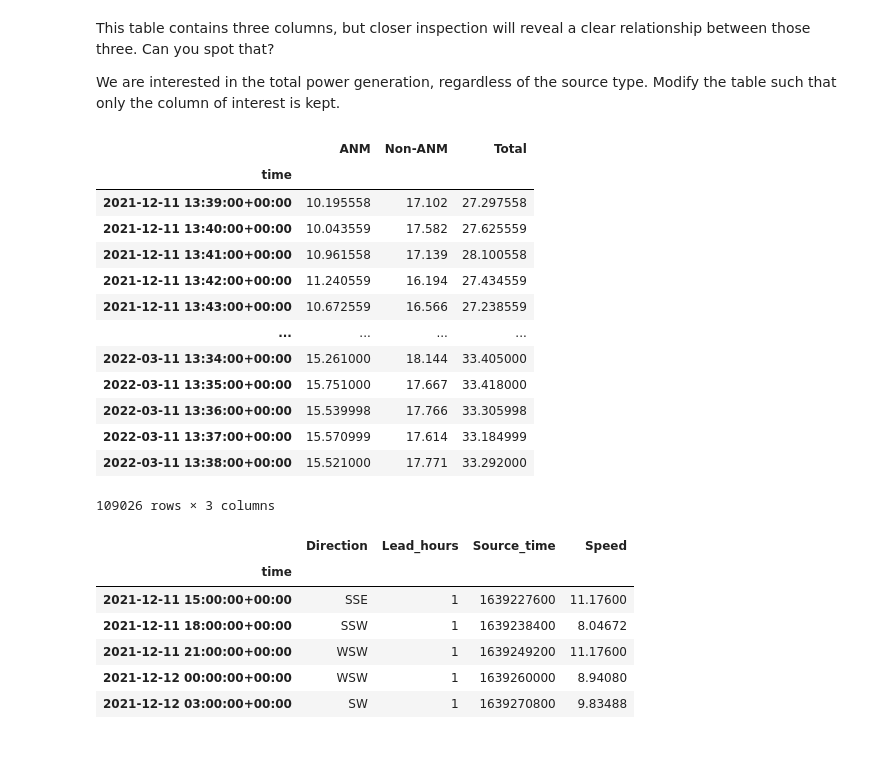
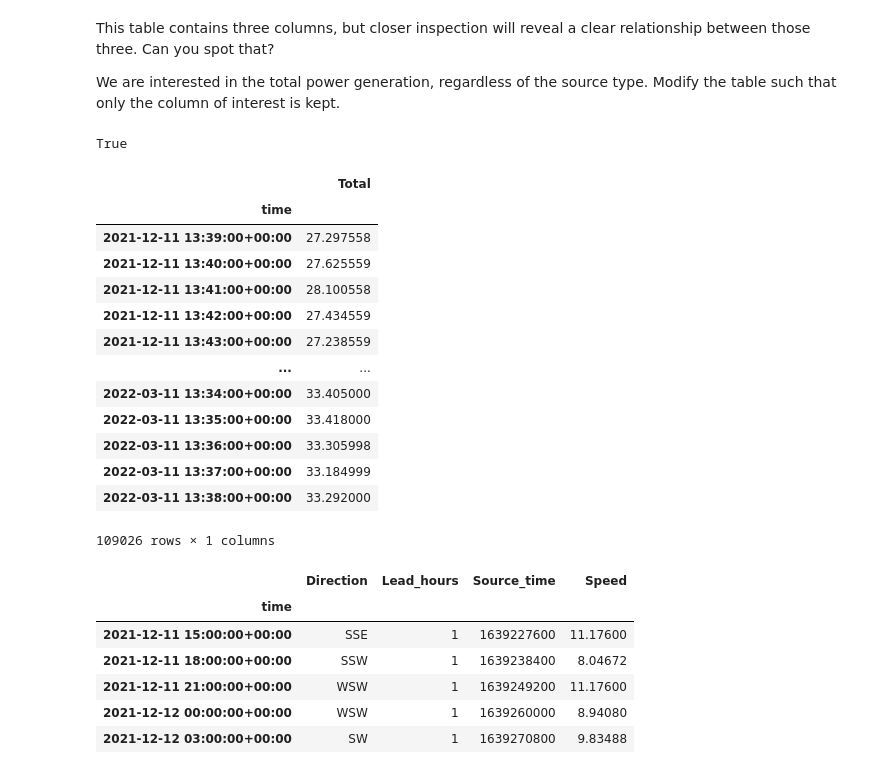
Before and after one commit to maribelpreite/orkney-wind-energy-forecasting, a Jupyter notebook: exploration.ipynb, the cells around one changed output. Drawn from its saved outputs; the diff is of its cells as text; code cells hidden in the pictures.

```diff
--- a/exploration.ipynb
+++ b/exploration.ipynb
@@ -106,25 +106,31 @@ power_df.head()
 This table contains three columns, but closer inspection will reveal a clear relationship between those three. Can you spot that?
 
 We are interested in the total power generation, regardless of the source type. Modify the table such that only the column of interest is kept.
+# %%
+# we can see that both ANM and Non-ANM columns make up for the Total
+two_col_sum = power_df["ANM"] + power_df["Non-ANM"]
+np.allclose(two_col_sum, power_df["Total"])
+# %% [output]
+True
 # %%
 ### TODO -> REMOVE UNNECESSARY COLUMNS ###
-# power_df = power_df.drop(columns=["ANM", "Non-ANM"])
+power_df = power_df.drop(columns=["ANM", "Non-ANM"])
 power_df
 # %% [output]
-|  | ANM | Non-ANM | Total |
-| time |  |  |  |
-| 2021-12-11 13:39:00+00:00 | 10.195558 | 17.102 | 27.297558 |
-| 2021-12-11 13:40:00+00:00 | 10.043559 | 17.582 | 27.625559 |
-| 2021-12-11 13:41:00+00:00 | 10.961558 | 17.139 | 28.100558 |
-| 2021-12-11 13:42:00+00:00 | 11.240559 | 16.194 | 27.434559 |
-| 2021-12-11 13:43:00+00:00 | 10.672559 | 16.566 | 27.238559 |
-| ... | ... | ... | ... |
-| 2022-03-11 13:34:00+00:00 | 15.261000 | 18.144 | 33.405000 |
-| 2022-03-11 13:35:00+00:00 | 15.751000 | 17.667 | 33.418000 |
-| 2022-03-11 13:36:00+00:00 | 15.539998 | 17.766 | 33.305998 |
-| 2022-03-11 13:37:00+00:00 | 15.570999 | 17.614 | 33.184999 |
-| 2022-03-11 13:38:00+00:00 | 15.521000 | 17.771 | 33.292000 |
+|  | Total |
+| time |  |
+| 2021-12-11 13:39:00+00:00 | 27.297558 |
+| 2021-12-11 13:40:00+00:00 | 27.625559 |
+| 2021-12-11 13:41:00+00:00 | 28.100558 |
+| 2021-12-11 13:42:00+00:00 | 27.434559 |
+| 2021-12-11 13:43:00+00:00 | 27.238559 |
+| ... | ... |
+| 2022-03-11 13:34:00+00:00 | 33.405000 |
+| 2022-03-11 13:35:00+00:00 | 33.418000 |
+| 2022-03-11 13:36:00+00:00 | 33.305998 |
+| 2022-03-11 13:37:00+00:00 | 33.184999 |
+| 2022-03-11 13:38:00+00:00 | 33.292000 |
-109026 rows × 3 columns
+109026 rows × 1 columns
 # %%
 wind_df.head()
 # %% [output]
```
Also changed, not shown: parts of 13 cells of this notebook.
